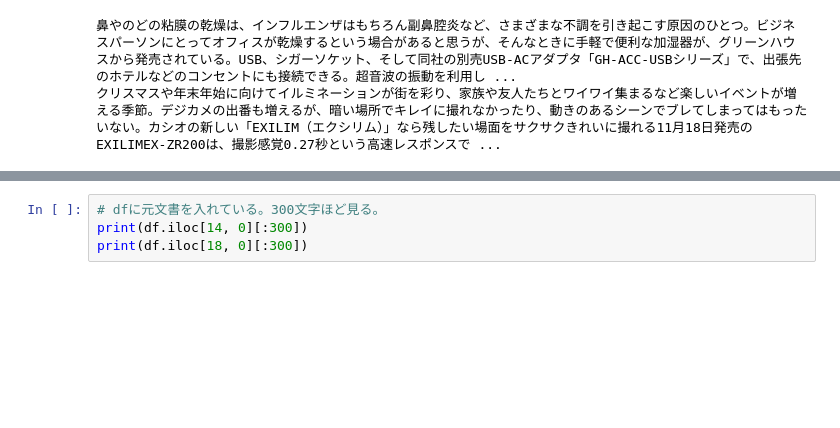
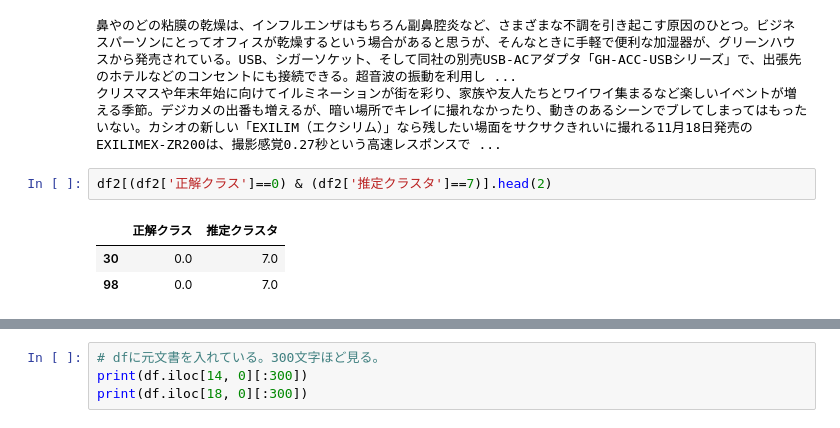
Before and after one commit to hasune613/hello, a Jupyter notebook: 日本語BERTでlivedoorニュースを相互情報量最大化(IIC)でクラスタリング.ipynb, the cells around one changed output, grey strips where cells are left out. Saved outputs shown, nothing was run; the diff lists cells and outputs as text; blank space fills up the shorter version.

```diff
--- a/日本語BERTでlivedoorニュースを相互情報量最大化(IIC)でクラスタリング.ipynb
+++ b/日本語BERTでlivedoorニュースを相互情報量最大化(IIC)でクラスタリング.ipynb
@@ -714,3 +714,9 @@ print(df.iloc[59, 0][:300])
 # %% [output]
 鼻やのどの粘膜の乾燥は、インフルエンザはもちろん副鼻腔炎など、さまざまな不調を引き起こす原因のひとつ。ビジネスパーソンにとってオフィスが乾燥するという場合があると思うが、そんなときに手軽で便利な加湿器が、グリーンハウスから発売されている。USB、シガーソケット、そして同社の別売USB-ACアダプタ「GH-ACC-USBシリーズ」で、出張先のホテルなどのコンセントにも接続できる。超音波の振動を利用し ...
 クリスマスや年末年始に向けてイルミネーションが街を彩り、家族や友人たちとワイワイ集まるなど楽しいイベントが増える季節。デジカメの出番も増えるが、暗い場所でキレイに撮れなかったり、動きのあるシーンでブレてしまってはもったいない。カシオの新しい「EXILIM（エクシリム）」なら残したい場面をサクサクきれいに撮れる11月18日発売のEXILIMEX-ZR200は、撮影感覚0.27秒という高速レスポンスで ...
+# %%
+df2[(df2['正解クラス']==0) & (df2['推定クラスタ']==7)].head(2)
+# %% [output]
+|  | 正解クラス | 推定クラスタ |
+| 30 | 0.0 | 7.0 |
+| 98 | 0.0 | 7.0 |
```
Also changed, not shown: parts of 1 cell of this notebook.
